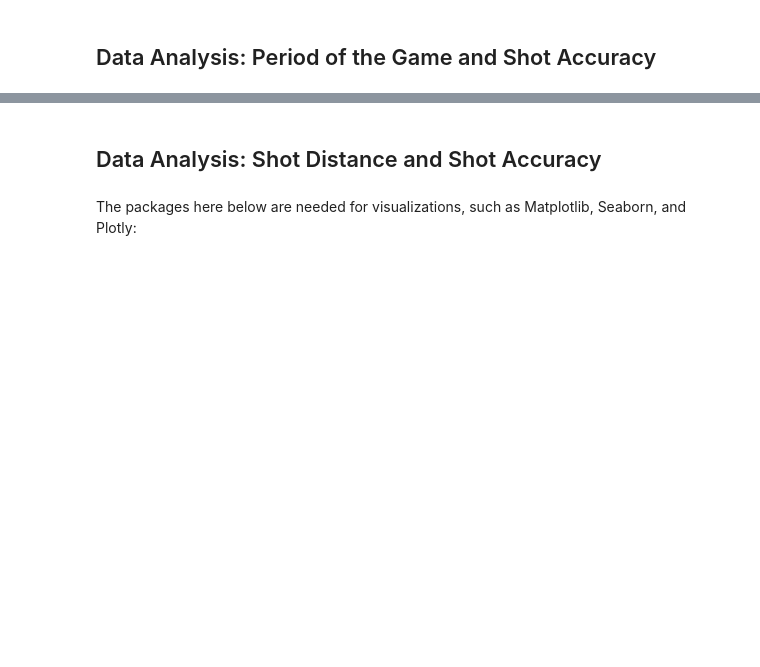
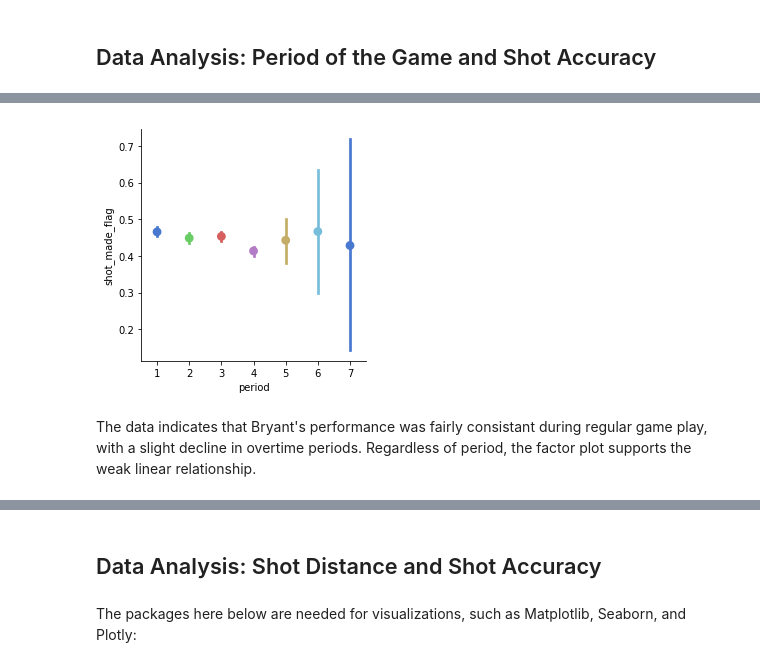
Before and after one commit to AustinLVB/KaggleKobe, a Jupyter notebook: Project1VisualizationLVBISHOP.ipynb, the cells around one changed output, grey strips where cells are left out. Saved outputs shown, nothing was run; the diff lists cells and outputs as text; code cells hidden in the pictures; blank space fills up the shorter version.

```diff
--- a/Project1VisualizationLVBISHOP.ipynb
+++ b/Project1VisualizationLVBISHOP.ipynb
@@ -165 +221,9 @@ plt.show()
+# %%
+#Factor Plot for period & shot_made_flag
+ps = sns.factorplot("period", "shot_made_flag", data=df, kind="point", palette="muted")
+plt.show()
+# %% [output]
+[figure, added]
+# %% [markdown]
+The data indicates that Bryant's performance was fairly consistant during regular game play, with a slight decline in overtime periods. Regardless of period, the factor plot supports the weak linear relationship.
 # %%
```
Also changed, not shown: parts of 16 cells of this notebook.
